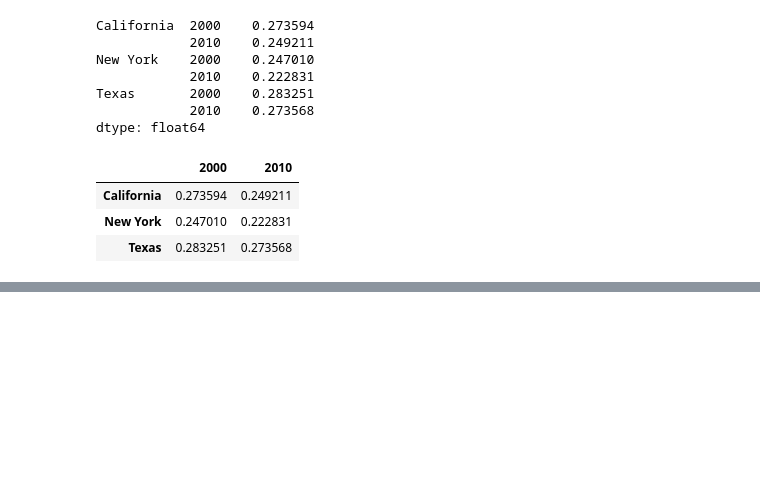
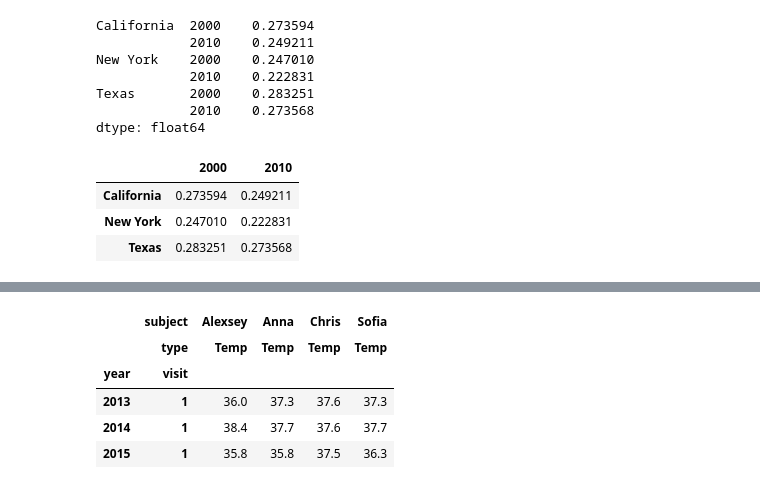
Before and after one commit to capgar/PythonDataScienceHandbook, a Jupyter notebook: notebooks/ch3-pandas.ipynb, the cells around one changed output, grey strips where cells are left out. Cells and saved outputs as stored; diff of their text form; code cells hidden in the pictures; blank space fills up the shorter version.

```diff
--- a/notebooks/ch3-pandas.ipynb
+++ b/notebooks/ch3-pandas.ipynb
@@ -1068,0 +1311,13 @@ f_u18.unstack()
+# %%
+# create IndexSlice object to pull slices using specific index values
+# requires sorted indices
+# Temp by Year
+idx = pd.IndexSlice
+health_data.loc[idx[:, 1], idx[:, 'Temp']]
+# %% [output]
+|  | subject | Alexsey | Anna | Chris | Sofia |
+|  | type | Temp | Temp | Temp | Temp |
+| year | visit |  |  |  |  |
+| 2013 | 1 | 36.0 | 37.3 | 37.6 | 37.3 |
+| 2014 | 1 | 38.4 | 37.7 | 37.6 | 37.7 |
+| 2015 | 1 | 35.8 | 35.8 | 37.5 | 36.3 |
```
Also changed, not shown: parts of 22 cells of this notebook.
